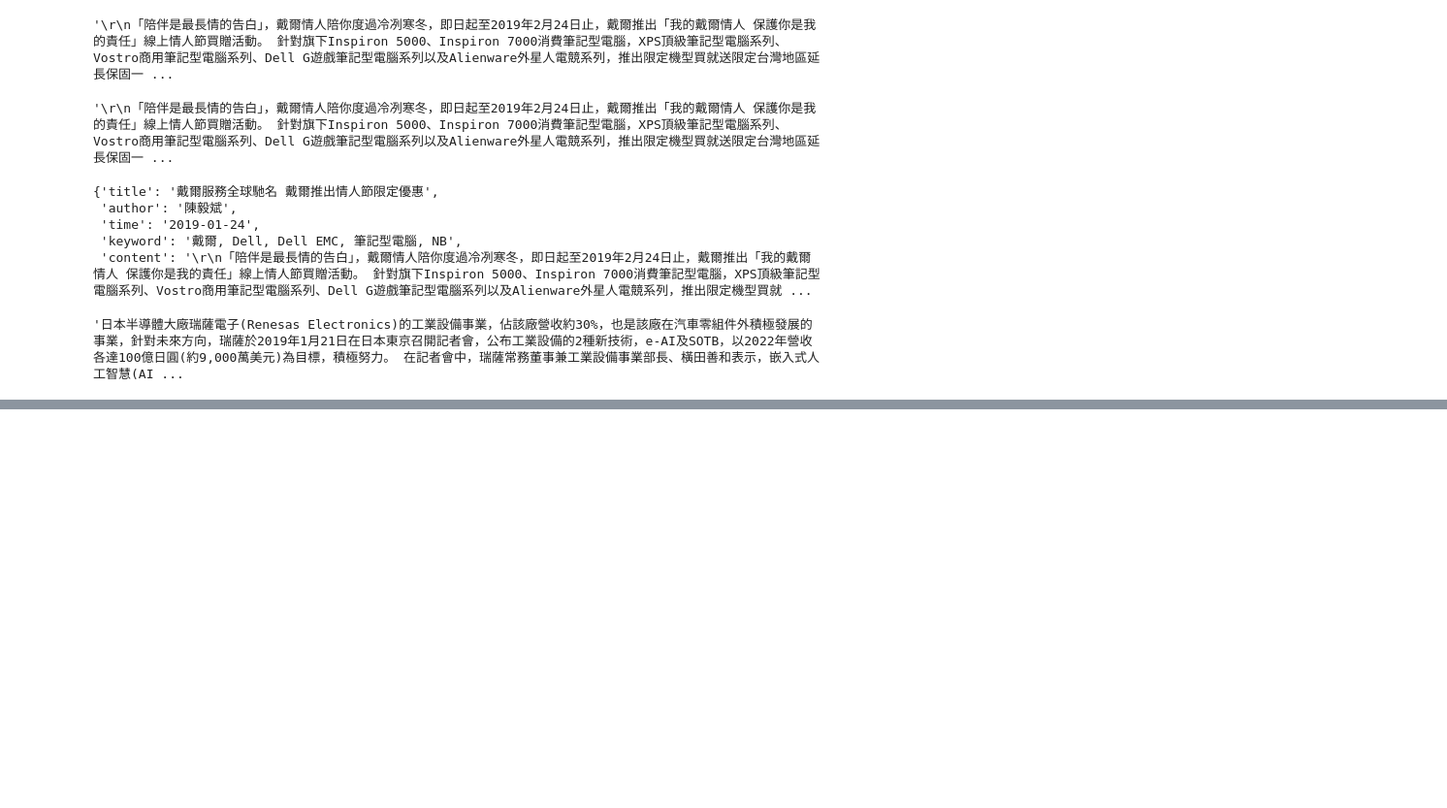
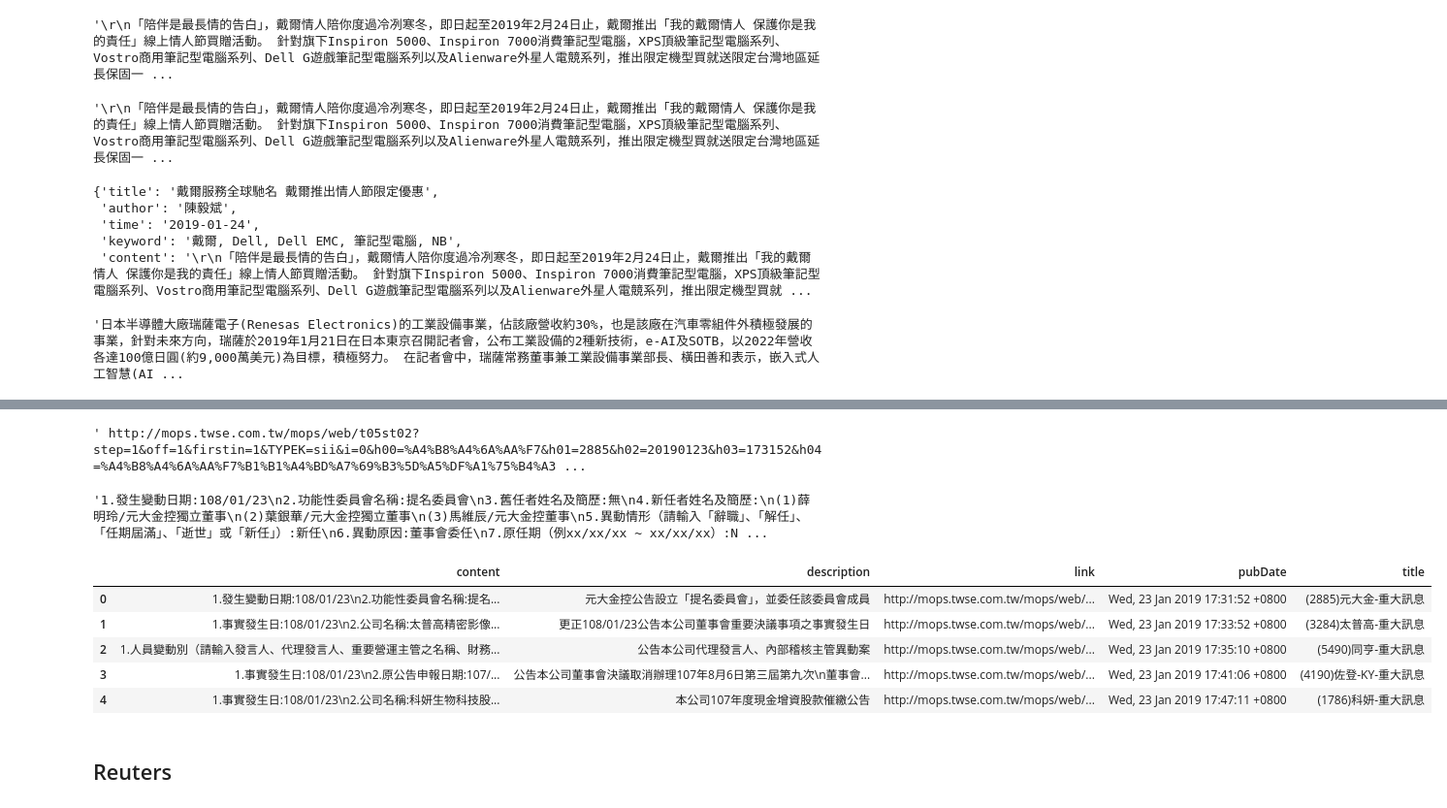
Before and after one commit to ywchiu/cathaysitecrawler, a Jupyter notebook: Demo20190124.ipynb, the cells around one changed output, grey strips where cells are left out. Shown: that part at 97% size. Saved outputs shown, nothing was run; the diff lists cells and outputs as text; code cells hidden in the pictures; blank space fills up the shorter version.

```diff
--- a/Demo20190124.ipynb
+++ b/Demo20190124.ipynb
@@ -397,0 +411,9 @@ soup = BeautifulSoup(res.text, 'html.parser')
+# %%
+messages = []
+for item in root.find('channel').findall('item'):
+    dic = {}
+    dic['title'] = item.find('title').text
+    dic['link'] = item.find('link').text
+    dic['description'] = item.find('description').text
+    dic['pubDate'] = item.find('pubDate').text
+    messages.append(dic)
@@ -397,0 +432,51 @@ soup = BeautifulSoup(res.text, 'html.parser')
+# %%
+df.iloc[0,1]
+# %% [output]
+' http://mops.twse.com.tw/mops/web/t05st02?step=1&off=1&firstin=1&TYPEK=sii&i=0&h00=%A4%B8%A4%6A%AA%F7&h01=2885&h02=20190123&h03=173152&h04=%A4%B8%A4%6A%AA%F7%B1%B1%A4%BD%A7%69%B3%5D%A5%DF%A1%75%B4%A3 ...
+# %%
+import requests
+from bs4 import BeautifulSoup
+res = requests.get('http://mops.twse.com.tw/mops/web/t05st02?step=1&off=1&firstin=1&TYPEK=sii&i=0&h00=%A4%B8%A4%6A%AA%F7&h01=2885&h02=20190123&h03=173152&h04=%A4%B8%A4%6A%AA%F7%B1%B1%A4%BD%A7%69%B3%5D%A5%DF%A1%75%B4%A3%A6%57%A9%65%AD%FB%B7%7C%A1%76%A1%41%A8%C3%A9%65%A5%F4%B8%D3%A9%65%AD%FB%B7%7C%A6%A8%AD%FB&h05=1&pgname=t05st02')
+soup = BeautifulSoup(res.text, 'lxml')
+soup.select_one('pre').text
+# %% [output]
+'1.發生變動日期:108/01/23\n2.功能性委員會名稱:提名委員會\n3.舊任者姓名及簡歷:無\n4.新任者姓名及簡歷:\n(1)薛明玲/元大金控獨立董事\n(2)葉銀華/元大金控獨立董事\n(3)馬維辰/元大金控董事\n5.異動情形（請輸入「辭職」、「解任」、「任期屆滿」、「逝世」或「新任」）:新任\n6.異動原因:董事會委任\n7.原任期（例xx/xx/xx ~ xx/xx/xx）:N ...
+# %%
+import requests
+from bs4 import BeautifulSoup
+def getPost(url):
+    res = requests.get(url)
+    soup = BeautifulSoup(res.text, 'lxml')
+    content = soup.select_one('pre').text
+    return content
+# %%
+import requests
+import pandas
+from bs4 import BeautifulSoup
+import xml.etree.ElementTree as ET
+import time
+res = requests.get('http://mops.twse.com.tw/nas/rss/mopsrss201001.xml')
+
+root = ET.fromstring(res.text)
+messages = []
+for item in root.find('channel').findall('item'):
+    dic = {}
+    dic['title'] = item.find('title').text
+    dic['link'] = item.find('link').text.strip()
+    dic['content'] = getPost(dic['link'])
+    dic['description'] = item.find('description').text
+    dic['pubDate'] = item.find('pubDate').text
+    messages.append(dic)
+    time.sleep(3)
+
+df = pandas.DataFrame(messages)
+df.head()
+# %% [output]
+|  | content | description | link | pubDate | title |
+| 0 | 1.發生變動日期:108/01/23\n2.功能性委員會名稱:提名... | 元大金控公告設立「提名委員會」，並委任該委員會成員 | http://mops.twse.com.tw/mops/web/... | Wed, 23 Jan 2019 17:31:52 +0800 | (2885)元大金-重大訊息 |
+| 1 | 1.事實發生日:108/01/23\n2.公司名稱:太普高精密影像... | 更正108/01/23公告本公司董事會重要決議事項之事實發生日 | http://mops.twse.com.tw/mops/web/... | Wed, 23 Jan 2019 17:33:52 +0800 | (3284)太普高-重大訊息 |
+| 2 | 1.人員變動別（請輸入發言人、代理發言人、重要營運主管之名稱、財務... | 公告本公司代理發言人、內部稽核主管異動案 | http://mops.twse.com.tw/mops/web/... | Wed, 23 Jan 2019 17:35:10 +0800 | (5490)同亨-重大訊息 |
+| 3 | 1.事實發生日:108/01/23\n2.原公告申報日期:107/... | 公告本公司董事會決議取消辦理107年8月6日第三屆第九次\n董事會... | http://mops.twse.com.tw/mops/web/... | Wed, 23 Jan 2019 17:41:06 +0800 | (4190)佐登-KY-重大訊息 |
+| 4 | 1.事實發生日:108/01/23\n2.公司名稱:科妍生物科技股... | 本公司107年度現金增資股款催繳公告 | http://mops.twse.com.tw/mops/web/... | Wed, 23 Jan 2019 17:47:11 +0800 | (1786)科妍-重大訊息 |
+# %% [markdown]
+## Reuters
```
Also changed, not shown: parts of 29 cells of this notebook.
